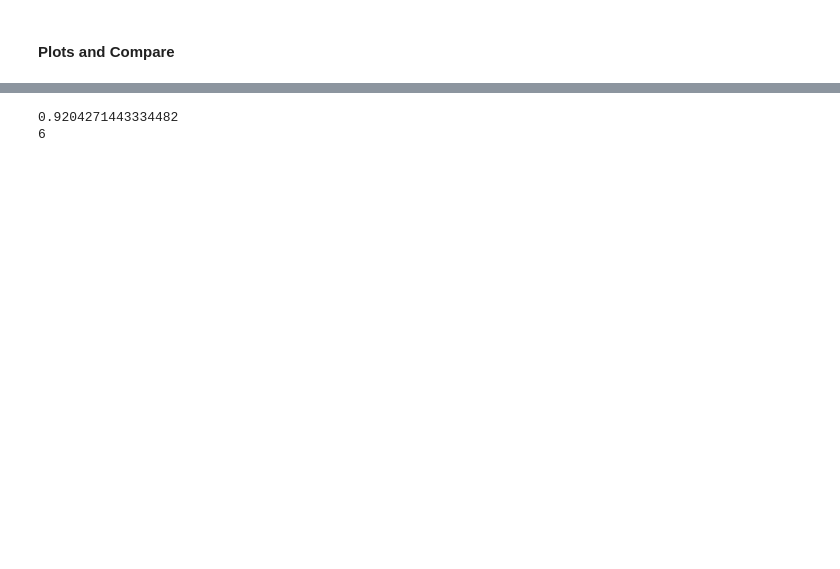
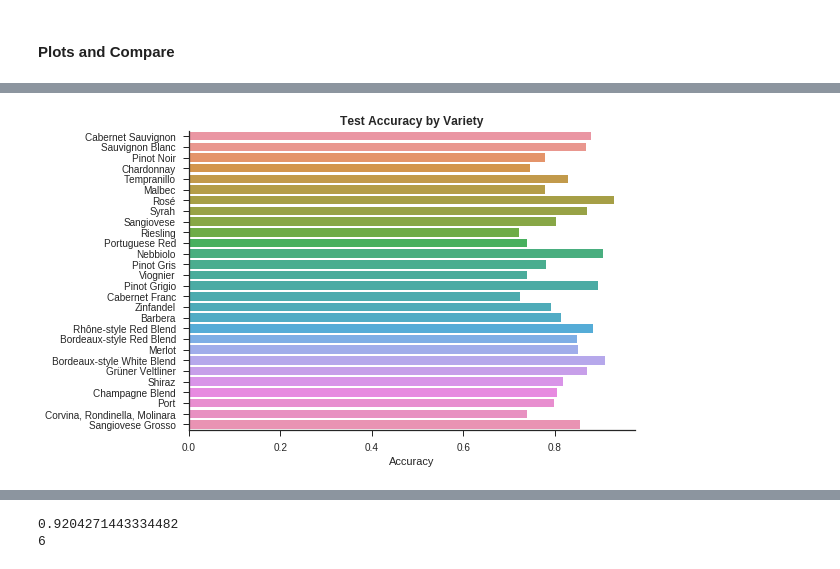
Before and after one commit to kgedney/anly580-wine-project, a Jupyter notebook: create_multiclass_models.ipynb, the cells around one changed output, grey strips where cells are left out. Saved outputs shown, nothing was run; the diff lists cells and outputs as text; code cells hidden in the pictures; blank space fills up the shorter version.

```diff
--- a/create_multiclass_models.ipynb
+++ b/create_multiclass_models.ipynb
@@ -362 +363,11 @@ sns.heatmap(to_plot)
+# %%
+# plot accuracy by wine another way
+
+sns.barplot(y=list(v_lookup.values()), x=accuracies)
+plt.title('Test Accuracy by Variety', fontweight="bold")
+plt.xlabel('Accuracy')
+sns.despine()
+plt.show()
+# %% [output]
+[figure, added]
 # %%
```
Also changed, not shown: parts of 20 cells of this notebook.
